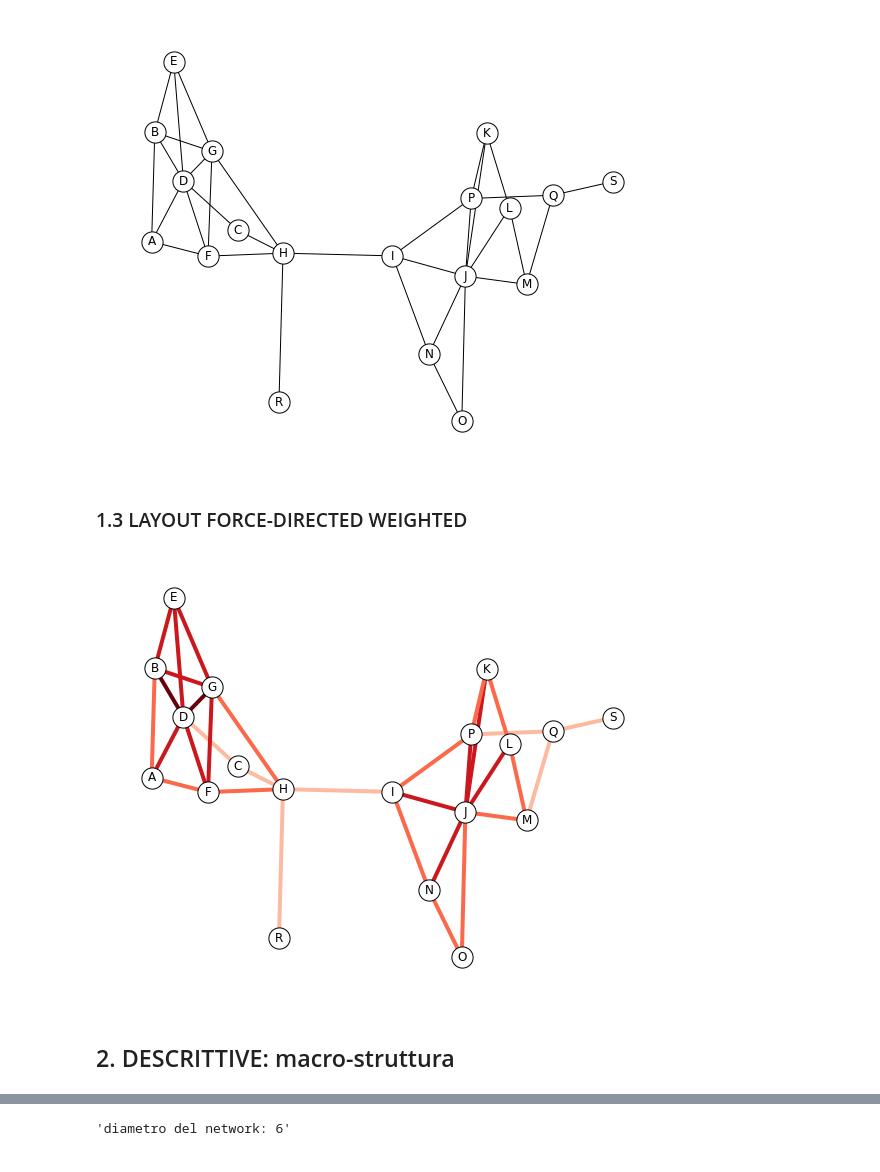
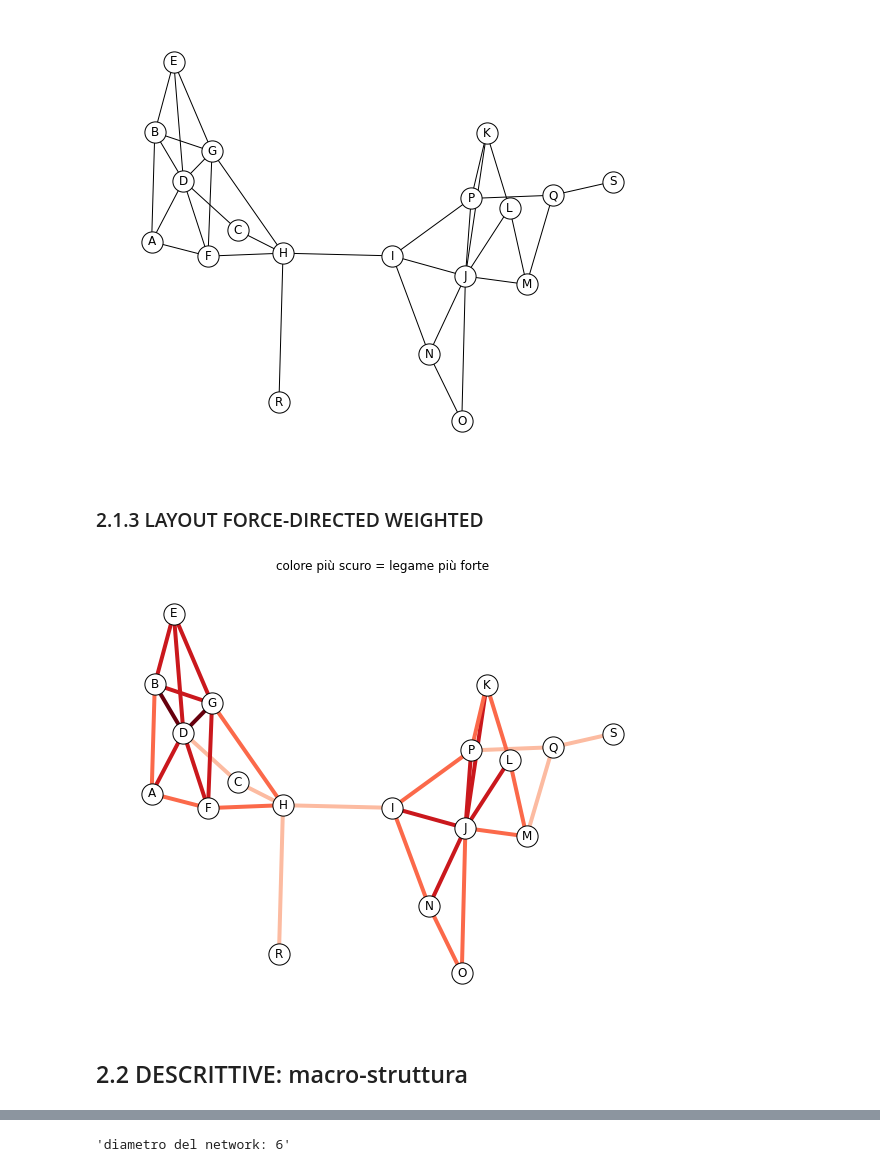
Before and after one commit to alkaest2002/ABGrid, a Jupyter notebook: materials/course 101/esercitazione.ipynb, the cells around one changed output, grey strips where cells are left out. Drawn from its saved outputs; the diff is of its cells as text; code cells hidden in the pictures.

```diff
--- a/materials/course 101/esercitazione.ipynb
+++ b/materials/course 101/esercitazione.ipynb
@@ -208,32 +205,30 @@ plot_network();
 # %% [output]
 [figure]
 # %% [markdown]
-### 1.3 LAYOUT FORCE-DIRECTED WEIGHTED
+### 2.1.3 LAYOUT FORCE-DIRECTED WEIGHTED
 # %%
 # VISUALIZZAZIONE FORCE-DIRECTED WEIGHTED
 fig, ax = plt.subplots(figsize=FIG_SIZE)
 ax.axis('off')
 
 # funzione per calcolare la forza del legame tra nodi
 # basato sul numero di vicini in comune tra i nodi
 # presi in considerazione
 def tie_strength(G, v, w):
     v_neighbors = set(G.neighbors(v))
     w_neighbors = set(G.neighbors(w))
     return 1 + len(v_neighbors & w_neighbors)
 
 # calcola i pesi da assegnare ai legami
-weigths = dict(map(lambda e: (e, tie_strength(Ge, *e)), Ge.edges))
-nx.set_edge_attributes(Ge, weigths, "weight")
-edge_weights = nx.get_edge_attributes(Ge, "weight").values()
+weigths = [tie_strength(Ge, *e) for e in Ge.edges]
 
 # output network
-# colore più scuro = legame più forte
 nx.draw_networkx(Ge, pos=spring_pos, **BASE_OPTIONS, ax=ax)
-nx.draw_networkx_edges(Ge, pos=spring_pos, width=4, edge_color=edge_weights, edge_cmap=plt.cm.Reds,
+nx.draw_networkx_edges(Ge, pos=spring_pos, width=4, edge_color=weigths, edge_cmap=plt.cm.Reds,
     edge_vmin=0, edge_vmax=4, alpha=1, ax=ax);
+ax.set_title("colore più scuro = legame più forte");
 # %% [output]
-[figure, old version]
+[figure, new version]
 # %% [markdown]
-## 2. DESCRITTIVE: macro-struttura
+## 2.2 DESCRITTIVE: macro-struttura
 # %% [markdown]
```
Also changed, not shown: parts of 26 cells of this notebook.
